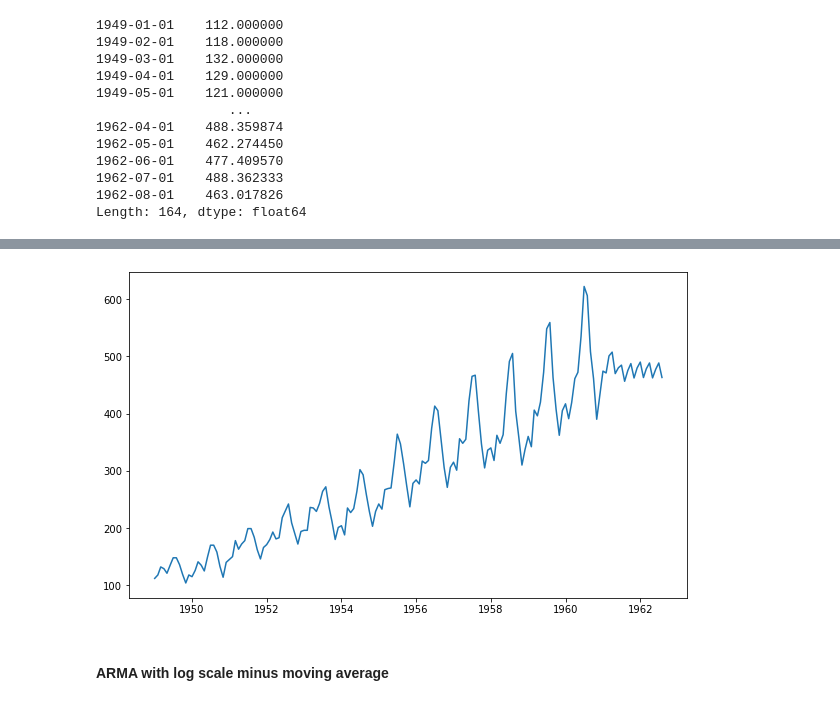
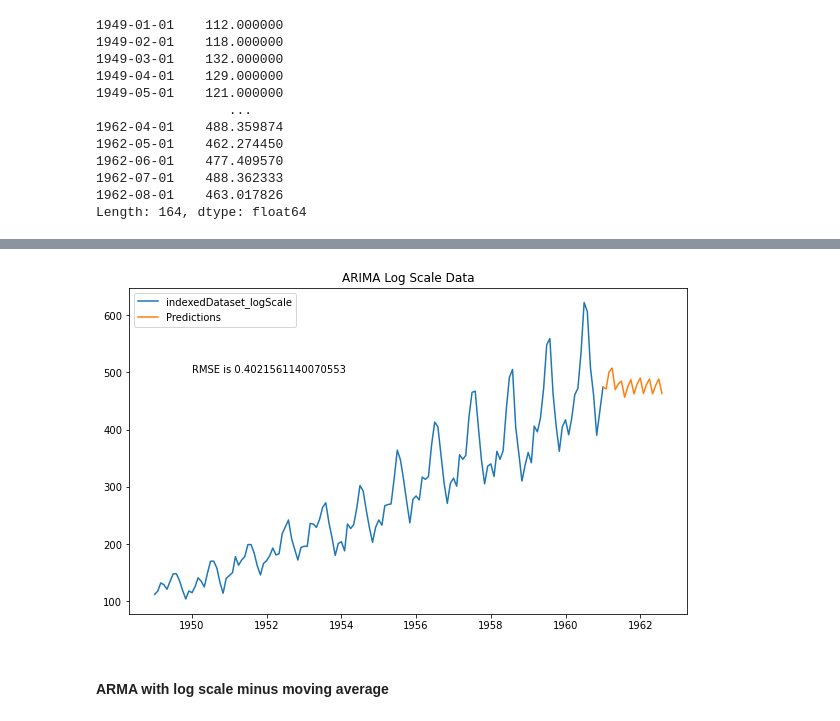
Before and after one commit to dray89/AirlinePassengers, a Jupyter notebook: AirlinePassengers.ipynb, the cells around one changed output, grey strips where cells are left out. Drawn from its saved outputs; the diff is of its cells as text; code cells hidden in the pictures.

Commit message:
Improved Graphs

```diff
--- a/AirlinePassengers.ipynb
+++ b/AirlinePassengers.ipynb
@@ -590,5 +585,10 @@ predictions #The data is now in its original form with predictions appended
 1962-08-01    463.017826
 Length: 164, dtype: float64
 # %%
-plt.plot(predictions)
+# Due to seasonality. SARIMA would be a better model
+plt.plot(predictions[:-19], label='indexedDataset_logScale')
+plt.plot(predictions[-20:], label='Predictions')
+plt.legend()
+plt.title('ARIMA Log Scale Data')
+plt.annotate(f'RMSE is {rmse}', xy =(datetime.strptime("1950-01-01", "%Y-%m-%d"), 500))
 # %% [output]
@@ -596,4 +596,4 @@ plt.plot(predictions)
-[figure, old version]
+[figure, new version]
 # %% [markdown]
 #### ARMA with log scale minus moving average
 # %%
```
Also changed, not shown: parts of 15 cells of this notebook.
